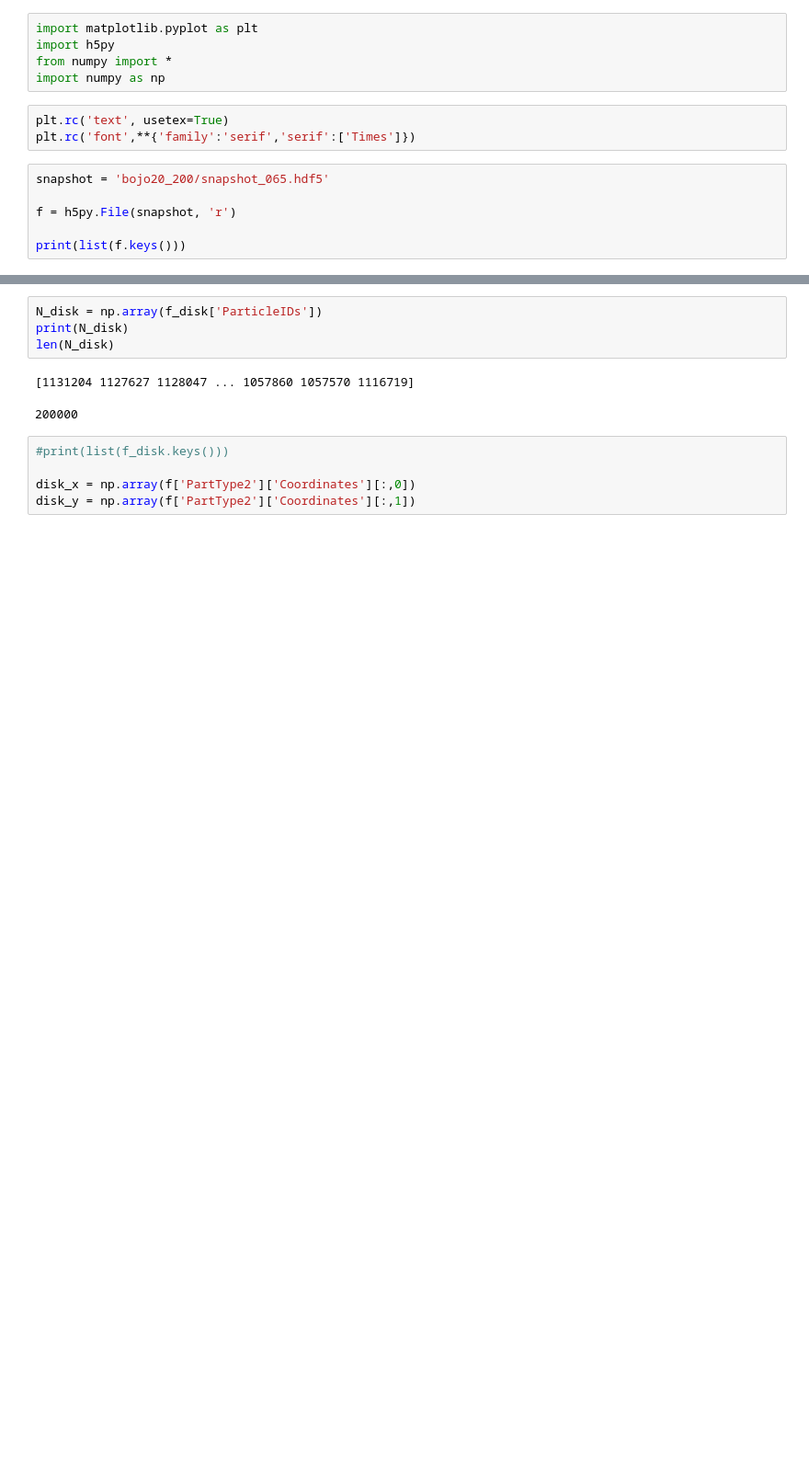
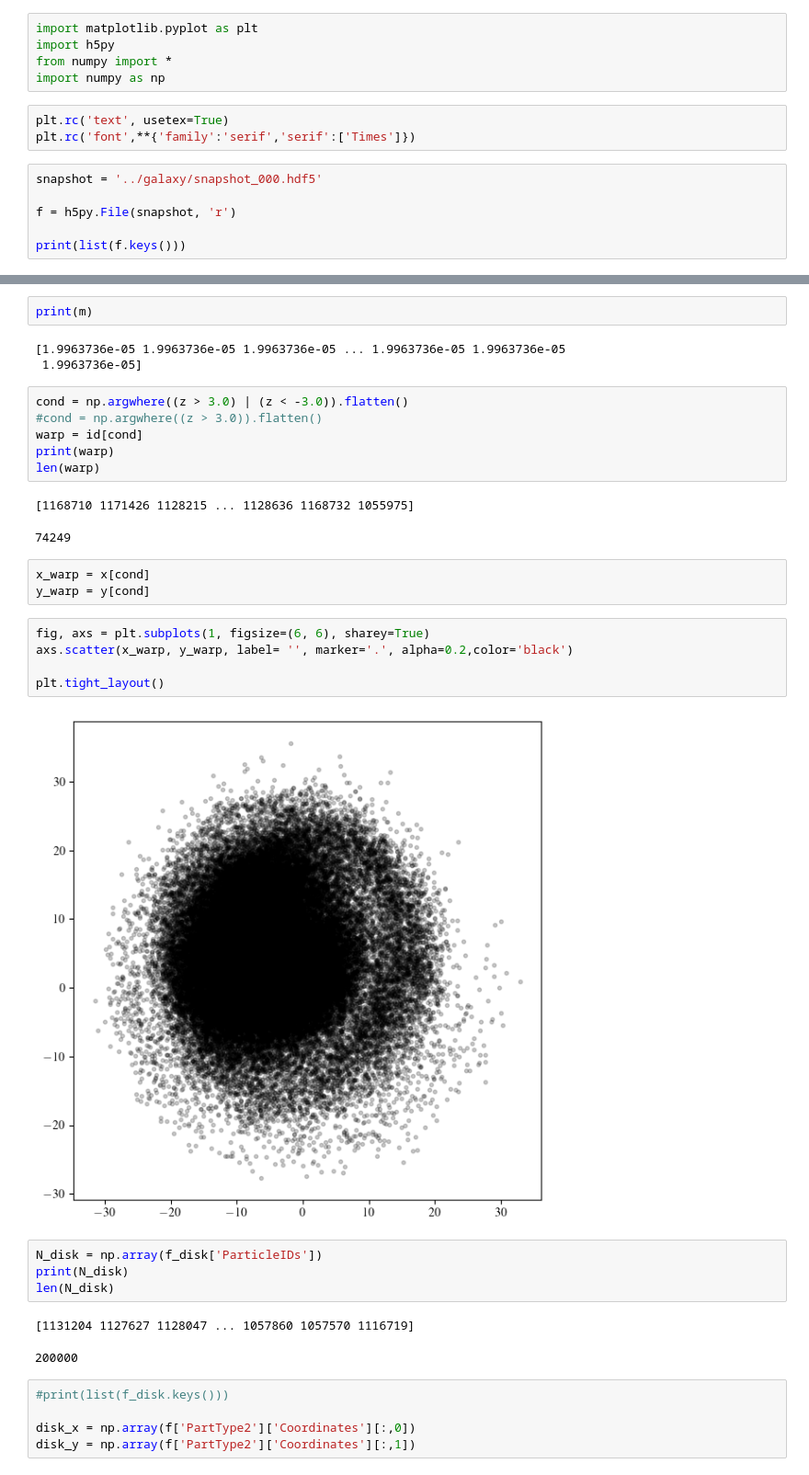
Before and after one commit to AndressaWille/astronomia, a Jupyter notebook: simulacoes mestrado/leitura_hdf5.ipynb, the cells around one changed output, grey strips where cells are left out. Shown at 92% size. Saved outputs shown, nothing was run; the diff lists cells and outputs as text; blank space fills up the shorter version.

```diff
--- a/simulacoes mestrado/leitura_hdf5.ipynb
+++ b/simulacoes mestrado/leitura_hdf5.ipynb
@@ -7,7 +7,7 @@ import numpy as np
 plt.rc('text', usetex=True)
 plt.rc('font',**{'family':'serif','serif':['Times']})
 # %%
-snapshot = 'bojo20_200/snapshot_065.hdf5'
+snapshot = '../galaxy/snapshot_000.hdf5'
 
 f = h5py.File(snapshot, 'r')
 
@@ -35,3 +51,27 @@ m = np.array(f_disk['Masses'])
+# %%
+print(m)
+# %% [output]
+[1.9963736e-05 1.9963736e-05 1.9963736e-05 ... 1.9963736e-05 1.9963736e-05
+ 1.9963736e-05]
+# %%
+cond = np.argwhere((z > 3.0) | (z < -3.0)).flatten()
+#cond = np.argwhere((z > 3.0)).flatten()
+warp = id[cond]
+print(warp)
+len(warp)
+# %% [output]
+[1168710 1171426 1128215 ... 1128636 1168732 1055975]
+74249
+# %%
+x_warp = x[cond]
+y_warp = y[cond]
+# %%
+fig, axs = plt.subplots(1, figsize=(6, 6), sharey=True)
+axs.scatter(x_warp, y_warp, label= '', marker='.', alpha=0.2,color='black')
+
+plt.tight_layout()
+# %% [output]
+[figure, added]
 # %%
 N_disk = np.array(f_disk['ParticleIDs'])
 print(N_disk)
```
Also changed, not shown: parts of 8 cells of this notebook.
